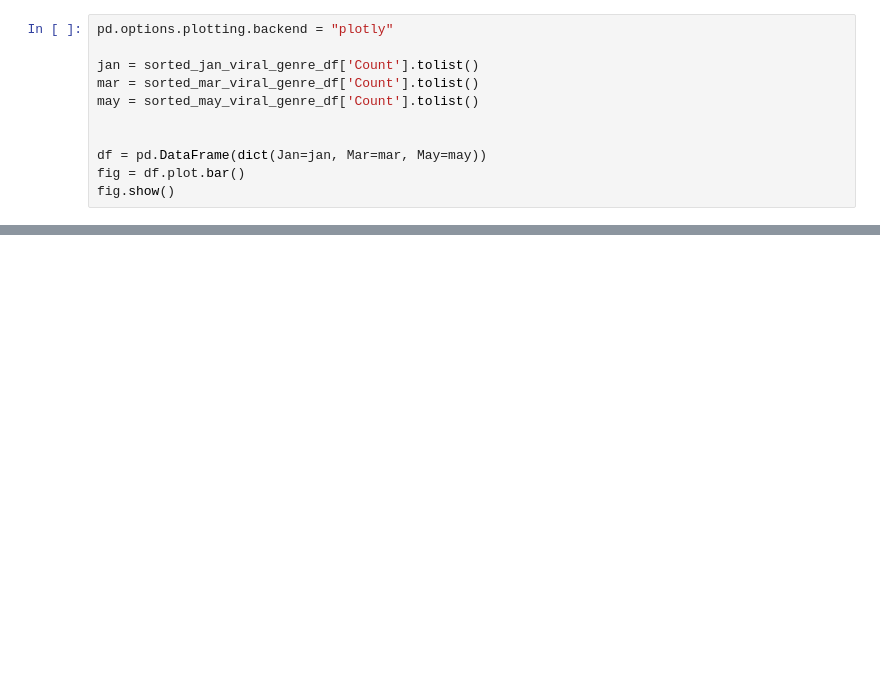
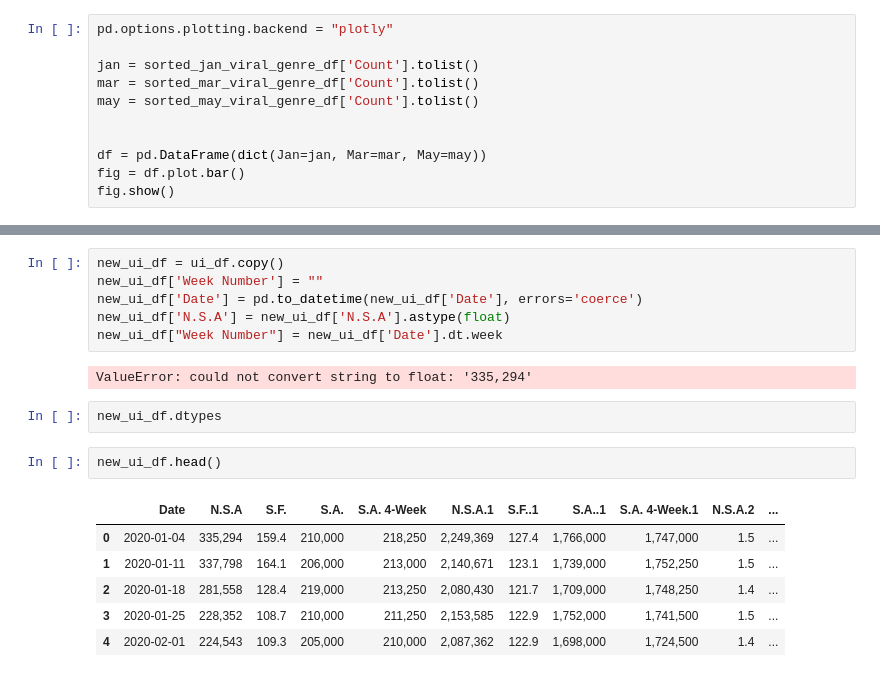
Before and after one commit to Teablee/project-one, a Jupyter notebook: graphs.ipynb, the cells around one changed output, grey strips where cells are left out. Cells and saved outputs as stored; diff of their text form; blank space fills up the shorter version.

```diff
--- a/graphs.ipynb
+++ b/graphs.ipynb
@@ -668,0 +728,19 @@ fig.show()
+# %%
+new_ui_df = ui_df.copy()
+new_ui_df['Week Number'] = ""
+new_ui_df['Date'] = pd.to_datetime(new_ui_df['Date'], errors='coerce')
+new_ui_df['N.S.A'] = new_ui_df['N.S.A'].astype(float)
+new_ui_df["Week Number"] = new_ui_df['Date'].dt.week
+# %% [output]
+ValueError: could not convert string to float: '335,294'
+# %%
+new_ui_df.dtypes
+# %%
+new_ui_df.head()
+# %% [output]
+|  | Date | N.S.A | S.F. | S.A. | S.A. 4-Week | N.S.A.1 | S.F..1 | S.A..1 | S.A. 4-Week.1 | N.S.A.2 | ... |
+| 0 | 2020-01-04 | 335,294 | 159.4 | 210,000 | 218,250 | 2,249,369 | 127.4 | 1,766,000 | 1,747,000 | 1.5 | ... |
+| 1 | 2020-01-11 | 337,798 | 164.1 | 206,000 | 213,000 | 2,140,671 | 123.1 | 1,739,000 | 1,752,250 | 1.5 | ... |
+| 2 | 2020-01-18 | 281,558 | 128.4 | 219,000 | 213,250 | 2,080,430 | 121.7 | 1,709,000 | 1,748,250 | 1.4 | ... |
+| 3 | 2020-01-25 | 228,352 | 108.7 | 210,000 | 211,250 | 2,153,585 | 122.9 | 1,752,000 | 1,741,500 | 1.5 | ... |
+| 4 | 2020-02-01 | 224,543 | 109.3 | 205,000 | 210,000 | 2,087,362 | 122.9 | 1,698,000 | 1,724,500 | 1.4 | ... |
```
Also changed, not shown: parts of 8 cells of this notebook, 4 other files.
